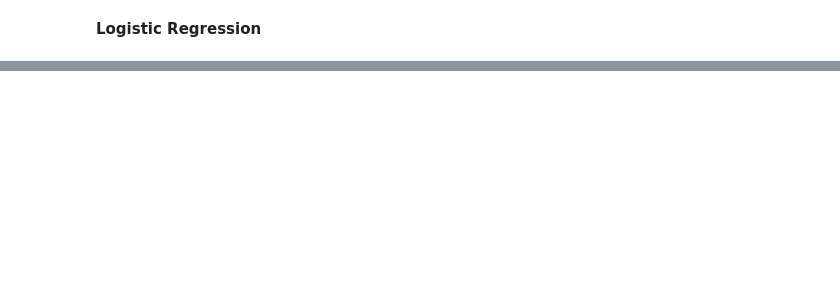
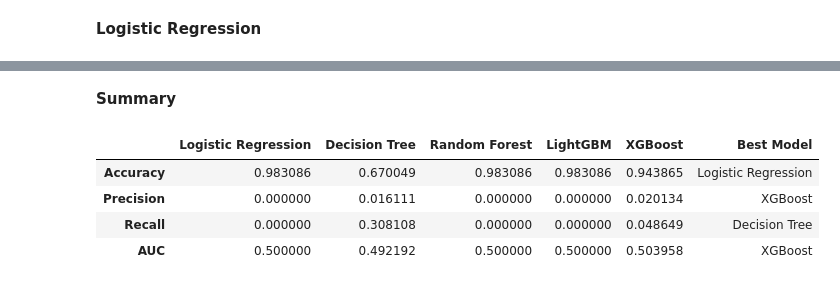
Before and after one commit to giorgiodemarchi/TabText-Experiments, a Jupyter notebook: Giorgio_baseline.ipynb, the cells around one changed output, grey strips where cells are left out. Saved outputs shown, nothing was run; the diff lists cells and outputs as text; code cells hidden in the pictures; blank space fills up the shorter version.

```diff
--- a/Giorgio_baseline.ipynb
+++ b/Giorgio_baseline.ipynb
@@ -399,0 +560,3 @@ ImportError: DLL load failed while importing _argkmin: The filename or extension
+# %%
+rf_metrics = pd.DataFrame({'Random Forest': [rf_accuracy, rf_precision, rf_recall, rf_auc]}, columns = ['Random Forest'], index=['Accuracy', 'Precision', 'Recall', 'AUC'])
+rf_metrics
@@ -399,0 +617,3 @@ ImportError: DLL load failed while importing _argkmin: The filename or extension
+# %%
+lgm_metrics = pd.DataFrame({'LightGBM': [lgm_accuracy, lgm_precision, lgm_recall, lgm_auc]}, columns = ['LightGBM'], index=['Accuracy', 'Precision', 'Recall', 'AUC'])
+lgm_metrics
@@ -399,0 +628,27 @@ ImportError: DLL load failed while importing _argkmin: The filename or extension
+# %%
+from xgboost import XGBClassifier
+
+model = XGBClassifier(max_depth=12,
+                      n_estimators=250,
+                      min_child_weight=8,
+                      subsample=0.8,
+                      learning_rate =0.02,
+                      seed=42)
+
+model.fit(X_train, y_train)
+
+
+X_test[numerical_columns] = scaler.transform(X_test[numerical_columns])
+y_predict = model.predict(X_test)
+
+## METRICS
+# Accuracy
+xgb_accuracy = accuracy_score(y_test, y_predict)
+# Precision
+xgb_precision = precision_score(y_test, y_predict)
+# Recall
+xgb_recall = recall_score(y_test, y_predict)
+# AUC
+xgb_auc = roc_auc_score(y_test, y_predict)
+
+pd.DataFrame(confusion_matrix(y_test,y_predict))
@@ -399,0 +659,3 @@ ImportError: DLL load failed while importing _argkmin: The filename or extension
+# %%
+xgb_metrics = pd.DataFrame({'XGBoost': [xgb_accuracy, xgb_precision, xgb_recall, xgb_auc]}, columns = ['XGBoost'], index=['Accuracy', 'Precision', 'Recall', 'AUC'])
+xgb_metrics
@@ -399,0 +668,12 @@ ImportError: DLL load failed while importing _argkmin: The filename or extension
+# %% [markdown]
+**Summary**
+# %%
+metrics = pd.concat([log_metrics, cart_metrics, rf_metrics, lgm_metrics, xgb_metrics], axis=1)
+metrics['Best Model'] = metrics.idxmax(axis=1)
+metrics
+# %% [output]
+|  | Logistic Regression | Decision Tree | Random Forest | LightGBM | XGBoost | Best Model |
+| Accuracy | 0.983086 | 0.670049 | 0.983086 | 0.983086 | 0.943865 | Logistic Regression |
+| Precision | 0.000000 | 0.016111 | 0.000000 | 0.000000 | 0.020134 | XGBoost |
+| Recall | 0.000000 | 0.308108 | 0.000000 | 0.000000 | 0.048649 | Decision Tree |
+| AUC | 0.500000 | 0.492192 | 0.500000 | 0.500000 | 0.503958 | XGBoost |
```
Also changed, not shown: parts of 31 cells of this notebook.
